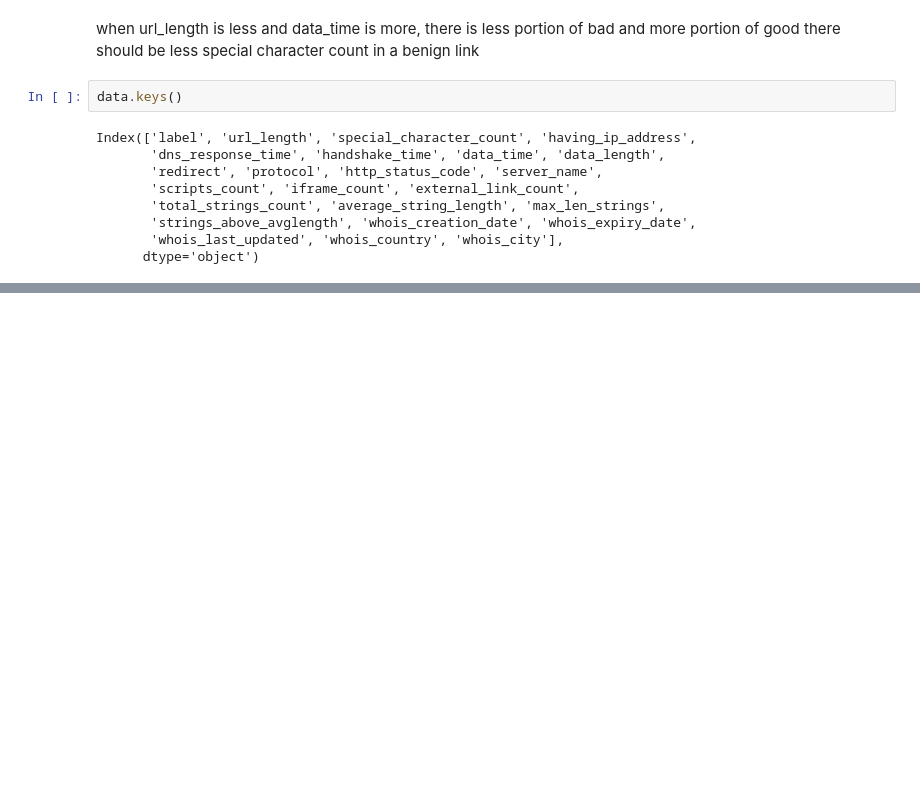
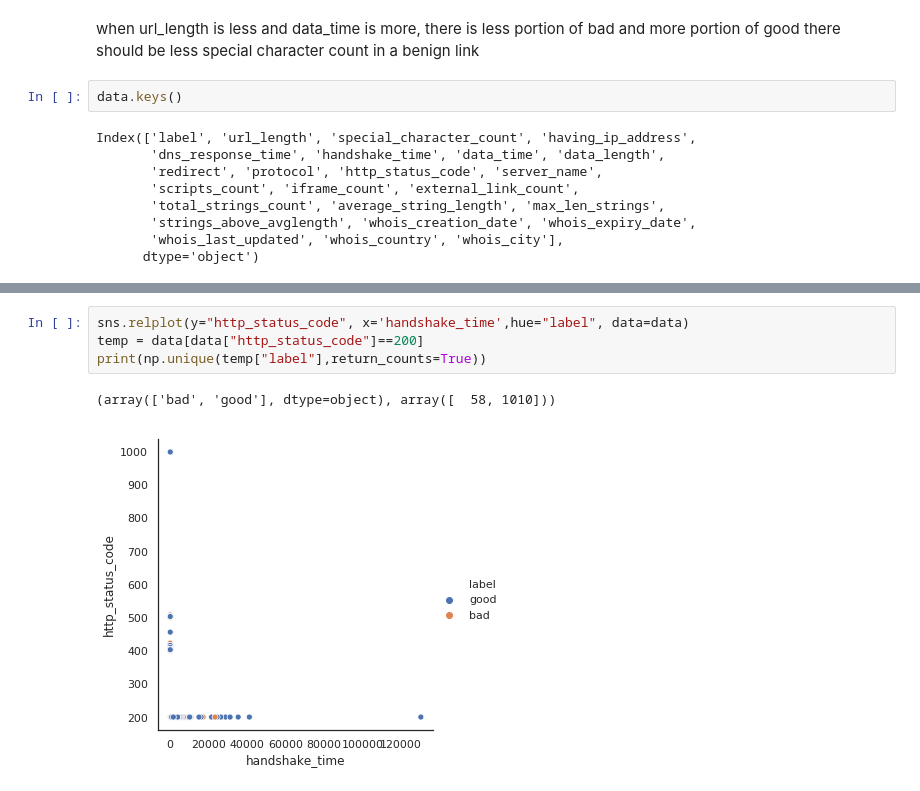
Before and after one commit to agarwal29796/fraud_page_detection, a Jupyter notebook: exploration.ipynb, the cells around one changed output, grey strips where cells are left out. Saved outputs shown, nothing was run; the diff lists cells and outputs as text; blank space fills up the shorter version.

```diff
--- a/exploration.ipynb
+++ b/exploration.ipynb
@@ -336,0 +337,7 @@ sns.relplot(y="average_string_length", x='handshake_time',hue="label", data=data
+# %%
+sns.relplot(y="http_status_code", x='handshake_time',hue="label", data=data)
+temp = data[data["http_status_code"]==200]
+print(np.unique(temp["label"],return_counts=True))
+# %% [output]
+(array(['bad', 'good'], dtype=object), array([  58, 1010]))
+[figure, added]
```
Also changed, not shown: parts of 18 cells of this notebook.
